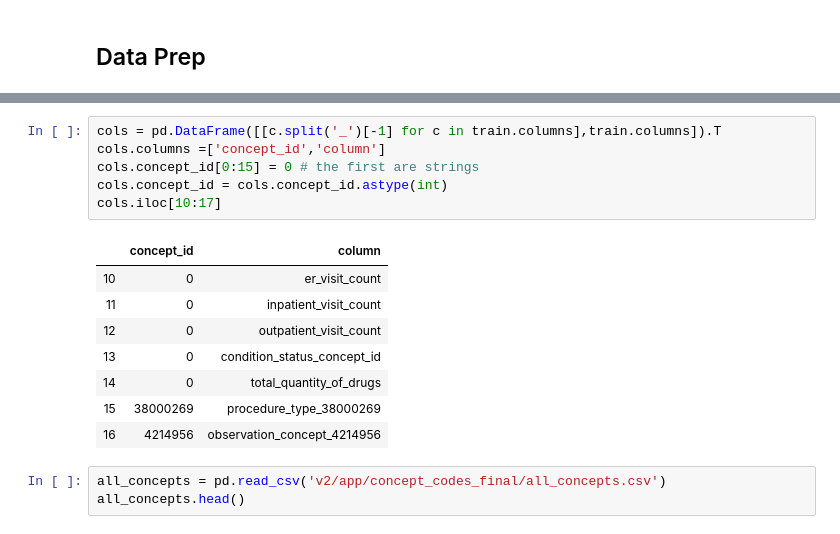
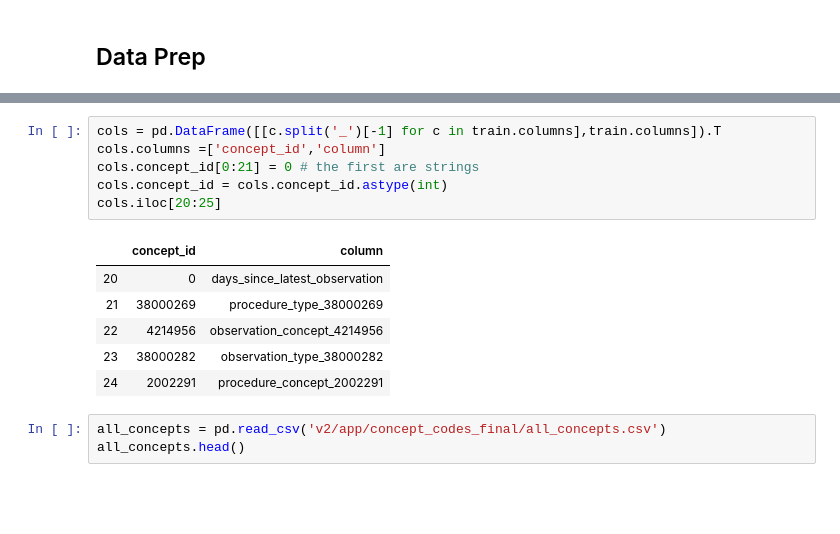
Before and after one commit to romirmoza/omop-cdm-postgresql, a Jupyter notebook: XGB_model_4.ipynb, the cells around one changed output, grey strips where cells are left out. Saved outputs shown, nothing was run; the diff lists cells and outputs as text; blank space fills up the shorter version.

```diff
--- a/XGB_model_4.ipynb
+++ b/XGB_model_4.ipynb
@@ -69,18 +77,16 @@ train.head()
 # %%
 cols = pd.DataFrame([[c.split('_')[-1] for c in train.columns],train.columns]).T
 cols.columns =['concept_id','column']
-cols.concept_id[0:15] = 0 # the first are strings
+cols.concept_id[0:21] = 0 # the first are strings
 cols.concept_id = cols.concept_id.astype(int)
-cols.iloc[10:17]
+cols.iloc[20:25]
 # %% [output]
 |  | concept_id | column |
-| 10 | 0 | er_visit_count |
-| 11 | 0 | inpatient_visit_count |
-| 12 | 0 | outpatient_visit_count |
-| 13 | 0 | condition_status_concept_id |
-| 14 | 0 | total_quantity_of_drugs |
-| 15 | 38000269 | procedure_type_38000269 |
-| 16 | 4214956 | observation_concept_4214956 |
+| 20 | 0 | days_since_latest_observation |
+| 21 | 38000269 | procedure_type_38000269 |
+| 22 | 4214956 | observation_concept_4214956 |
+| 23 | 38000282 | observation_type_38000282 |
+| 24 | 2002291 | procedure_concept_2002291 |
 # %%
 all_concepts = pd.read_csv('v2/app/concept_codes_final/all_concepts.csv')
 all_concepts.head()
```
Also changed, not shown: parts of 40 cells of this notebook, 2 other files.
